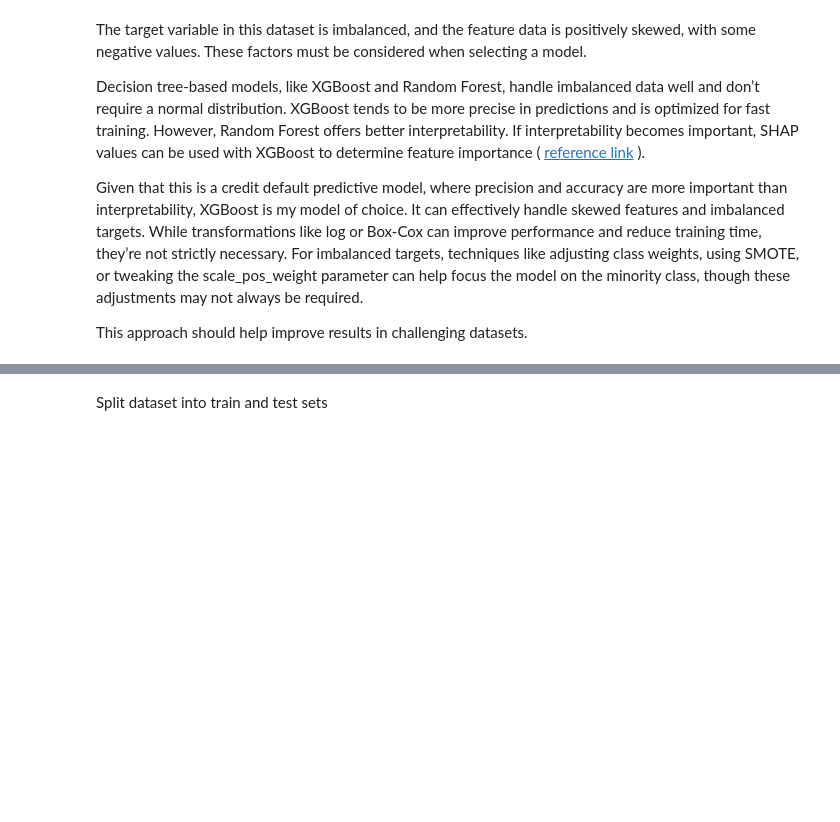
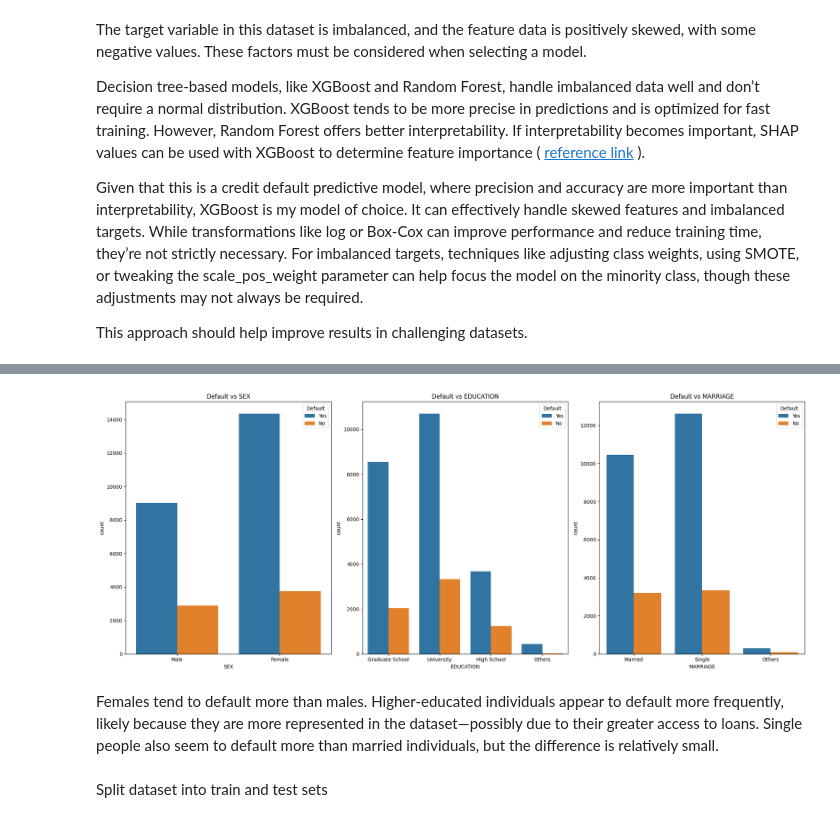
Before and after one commit to andrea-mar/credit_default_risk, a Jupyter notebook: credit_risk_model.ipynb, the cells around one changed output, grey strips where cells are left out. Drawn from its saved outputs; the diff is of its cells as text; code cells hidden in the pictures; blank space fills up the shorter version.

```diff
--- a/credit_risk_model.ipynb
+++ b/credit_risk_model.ipynb
@@ -287,3 +508,48 @@ This approach should help improve results in challenging datasets.
+# %%
+columns_to_plot = ['default.payment.next.month', 'SEX', 'EDUCATION', 'MARRIAGE']
+
+# Create the plots
+fig, axes = plt.subplots(1, 3, figsize=(20, 8))
+
+# Plot default.payment.next.month vs SEX
+sns.countplot(data=data, x='SEX', hue='default.payment.next.month', ax=axes[0])
+axes[0].set_title('Default vs SEX')
+
+# Modify the SEX labels
+axes[0].set_xticklabels(['Male', 'Female'])
+
+# Modify the default.payment.next.month labels in the legend
+axes[0].legend(title='Default', labels=['Yes', 'No'])
+
+# Plot default.payment.next.month vs EDUCATION
+sns.countplot(data=data, x='EDUCATION', hue='default.payment.next.month', ax=axes[1])
+axes[1].set_title('Default vs EDUCATION')
+
+# Modify the EDUCATION labels
+axes[1].set_xticklabels([
+    'Graduate School', 'University', 'High School', 'Others', 'Unknown', 'Unknown'
+])
+
+# Modify the default.payment.next.month labels in the legend
+axes[1].legend(title='Default', labels=['Yes', 'No'])
+
+# Plot default.payment.next.month vs MARRIAGE
+sns.countplot(data=data, x='MARRIAGE', hue='default.payment.next.month', ax=axes[2])
+axes[2].set_title('Default vs MARRIAGE')
+
+# Modify the MARRIAGE labels
+axes[2].set_xticklabels(['Married', 'Single', 'Others'])
+
+# Modify the default.payment.next.month labels in the legend
+axes[2].legend(title='Default', labels=['Yes', 'No'])
+
+# Adjust layout for better spacing
+plt.tight_layout()
+plt.show()
+# %% [output]
+[figure, added]
+# %% [markdown]
+Females tend to default more than males. Higher-educated individuals appear to default more frequently, likely because they are more represented in the dataset—possibly due to their greater access to loans. Single people also seem to default more than married individuals, but the difference is relatively small.
 # %% [markdown]
 Split dataset into train and test sets
 # %%
```
Also changed, not shown: parts of 17 cells of this notebook.
